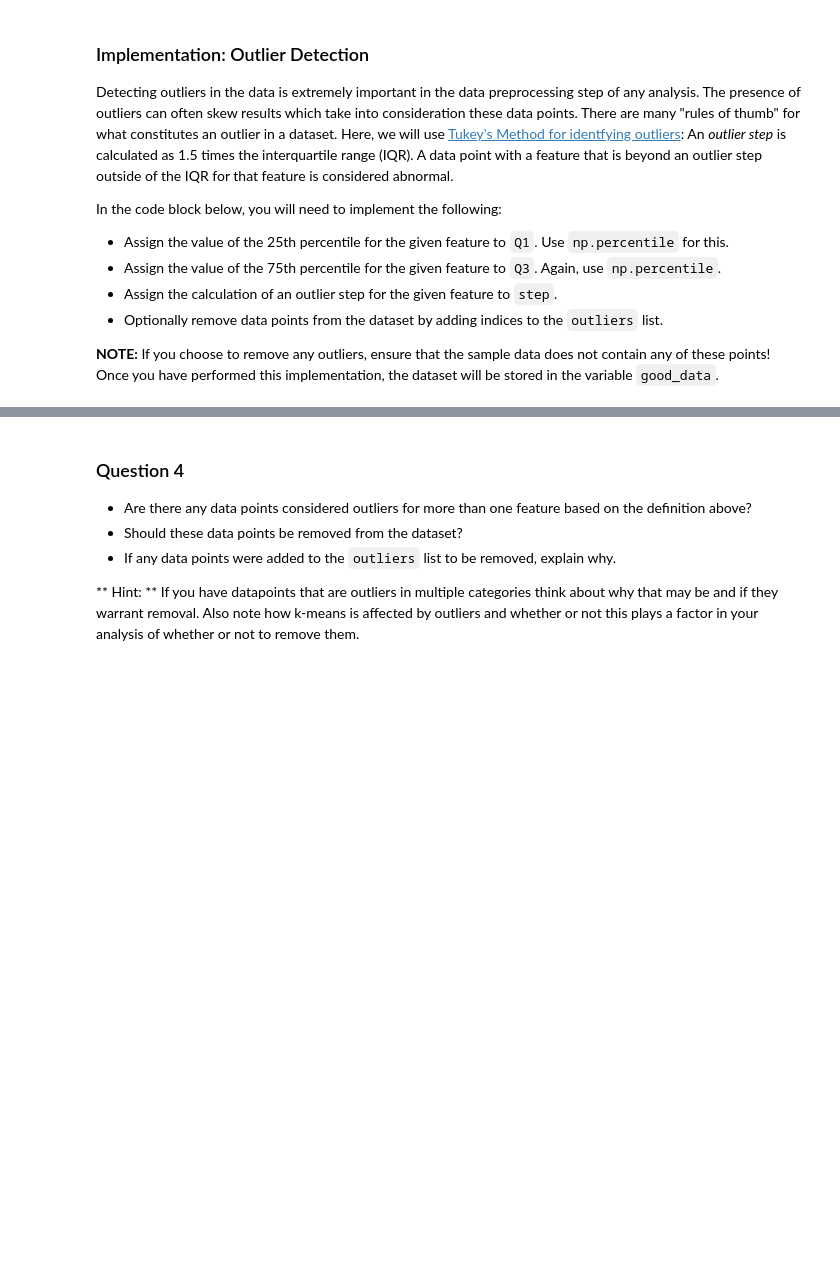
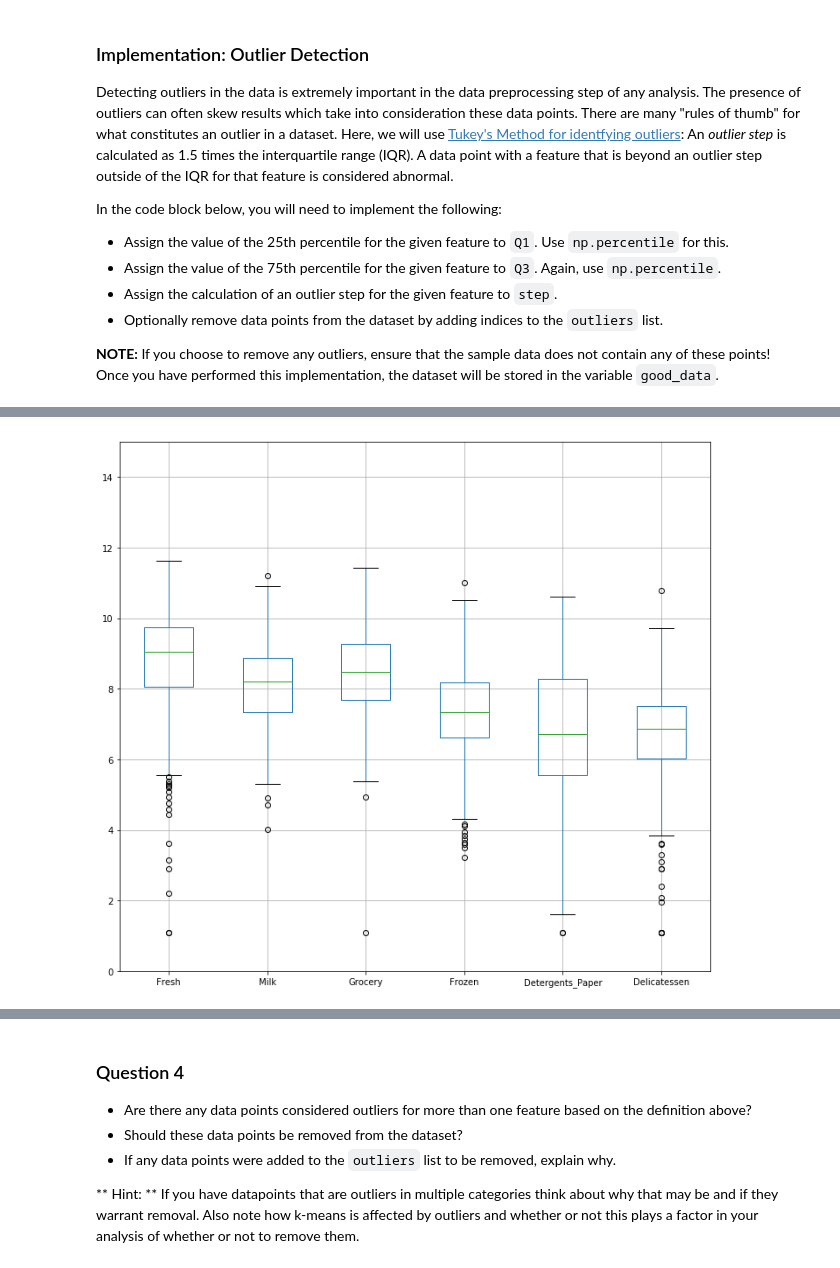
Before and after one commit to juanerolon/Customer-Segmentation-Analysis, a Jupyter notebook: customer_segments.ipynb, the cells around one changed output, grey strips where cells are left out. Drawn from its saved outputs; the diff is of its cells as text; code cells hidden in the pictures; blank space fills up the shorter version.

```diff
--- a/customer_segments.ipynb
+++ b/customer_segments.ipynb
@@ -266,0 +371,9 @@ good_data = log_data.drop(log_data.index[outliers]).reset_index(drop = True)
+# %%
+sns.reset_orig()
+plt.figure(1, figsize=(10, 9))
+log_data.boxplot(showfliers=True)
+plt.ylim(0,15)
+plt.tight_layout()
+plt._show()
+# %% [output]
+[figure, added]
```
Also changed, not shown: parts of 10 cells of this notebook.
